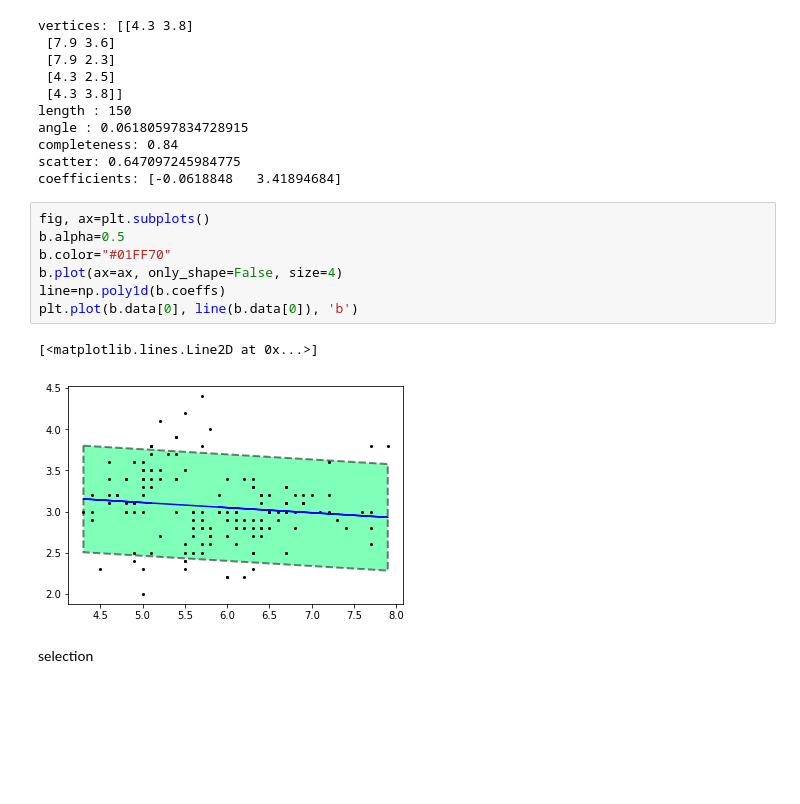
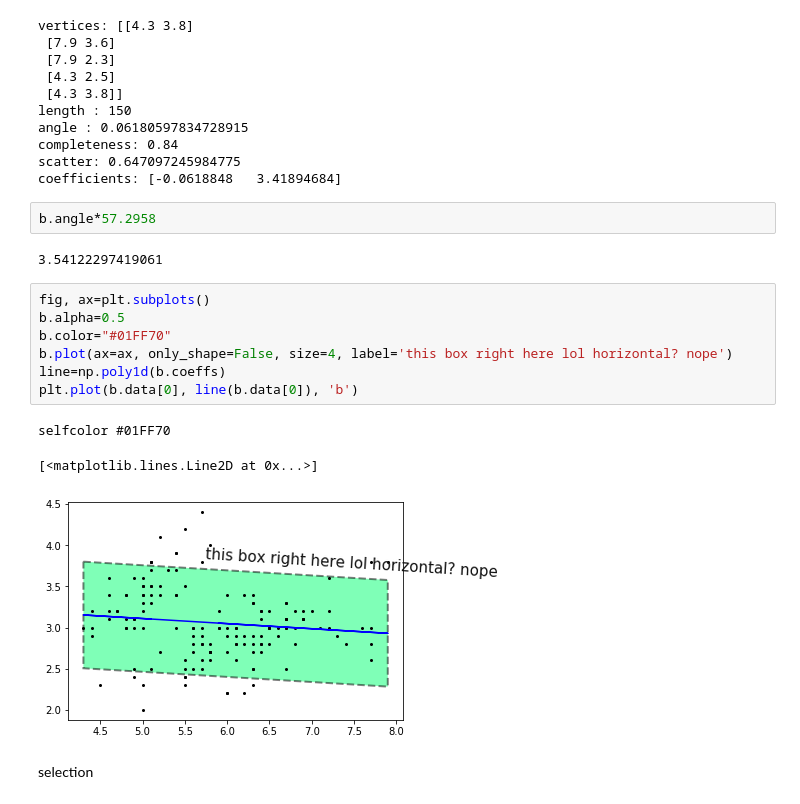
Before and after one commit to caganze/coolshapes, a Jupyter notebook: examples/tutorial.ipynb, the cells around one changed output. Cells and saved outputs as stored; diff of their text form; blank space fills up the shorter version.

```diff
--- a/examples/tutorial.ipynb
+++ b/examples/tutorial.ipynb
@@ -34,16 +34,21 @@ angle : 0.06180597834728915
 completeness: 0.84
 scatter: 0.647097245984775
 coefficients: [-0.0618848   3.41894684]
+# %%
+b.angle*57.2958
+# %% [output]
+3.54122297419061
 # %%
 fig, ax=plt.subplots()
 b.alpha=0.5
 b.color="#01FF70"
-b.plot(ax=ax, only_shape=False, size=4)
+b.plot(ax=ax, only_shape=False, size=4, label='this box right here lol horizontal? nope')
 line=np.poly1d(b.coeffs)
 plt.plot(b.data[0], line(b.data[0]), 'b')
 # %% [output]
-[<matplotlib.lines.Line2D at 0x...>]
+selfcolor #01FF70
+[<matplotlib.lines.Line2D at 0x...>]
-[figure, old version]
+[figure, new version]
 # %% [markdown]
 selection
 # %%
```
Also changed, not shown: parts of 2 cells of this notebook, 38 other files.
